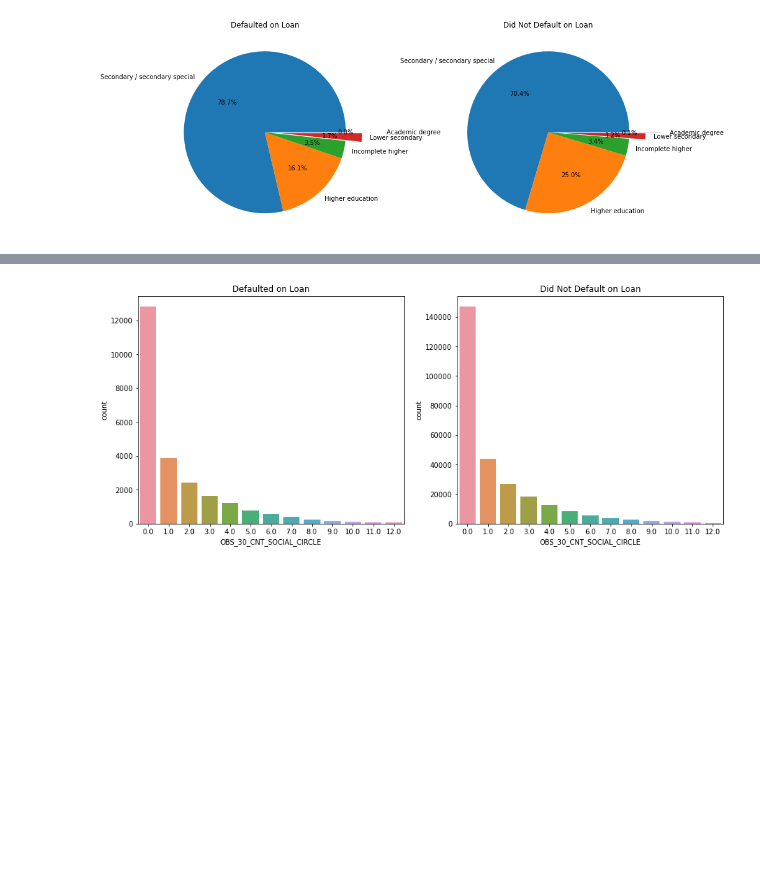
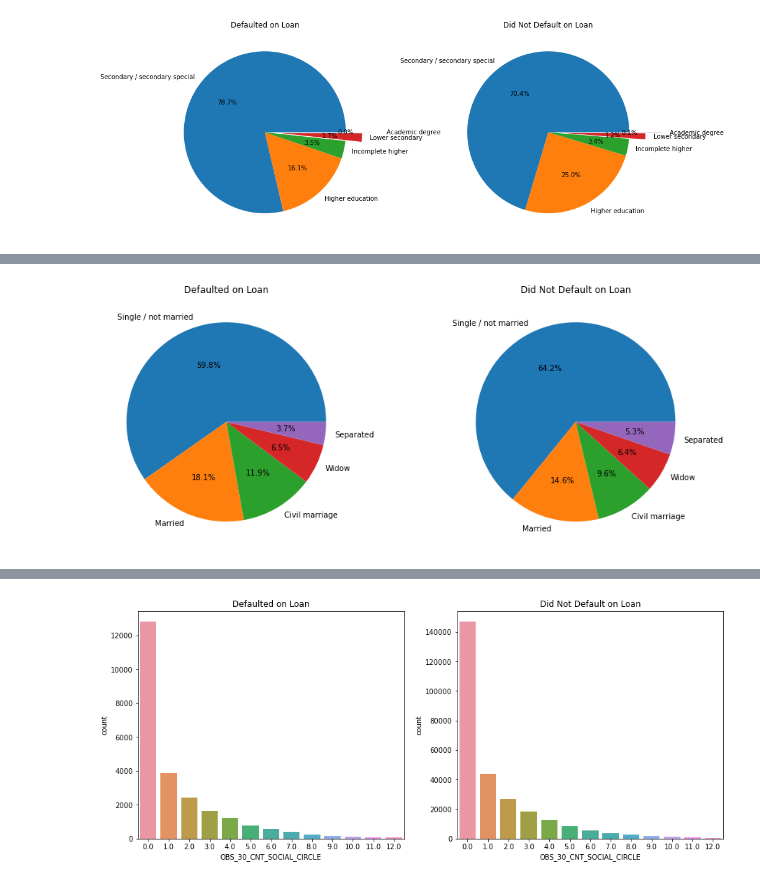
Before and after one commit to SharelCooper/LoanDefaultAnalysisAndMLPredicton, a Jupyter notebook: Loan Defualt Project .ipynb, the cells around one changed output, grey strips where cells are left out. Cells and saved outputs as stored; diff of their text form; code cells hidden in the pictures; blank space fills up the shorter version.

```diff
--- a/Loan Defualt Project .ipynb
+++ b/Loan Defualt Project .ipynb
@@ -784,0 +869,10 @@ plt.show();
+# %%
+# Plotting the region rating of the cliens for the defaulted and non-defaulted subgroups.labels=df.DAYS_LAST_PHONE_CHANGE.unique()
+fig, (ax1, ax2) = plt.subplots(1, 2, figsize=(15,6))
+ax1.pie(dfDefualt.NAME_FAMILY_STATUS.value_counts(),autopct='%1.1f%%',labels=df.NAME_FAMILY_STATUS.unique())
+ax2.pie(dfNoDefualt.NAME_FAMILY_STATUS.value_counts(),autopct='%1.1f%%',labels=df.NAME_FAMILY_STATUS.unique())
+ax1.set_title('Defaulted on Loan')
+ax2.set_title('Did Not Default on Loan')
+plt.show();
+# %% [output]
+[figure, added]
```
Also changed, not shown: parts of 53 cells of this notebook.
